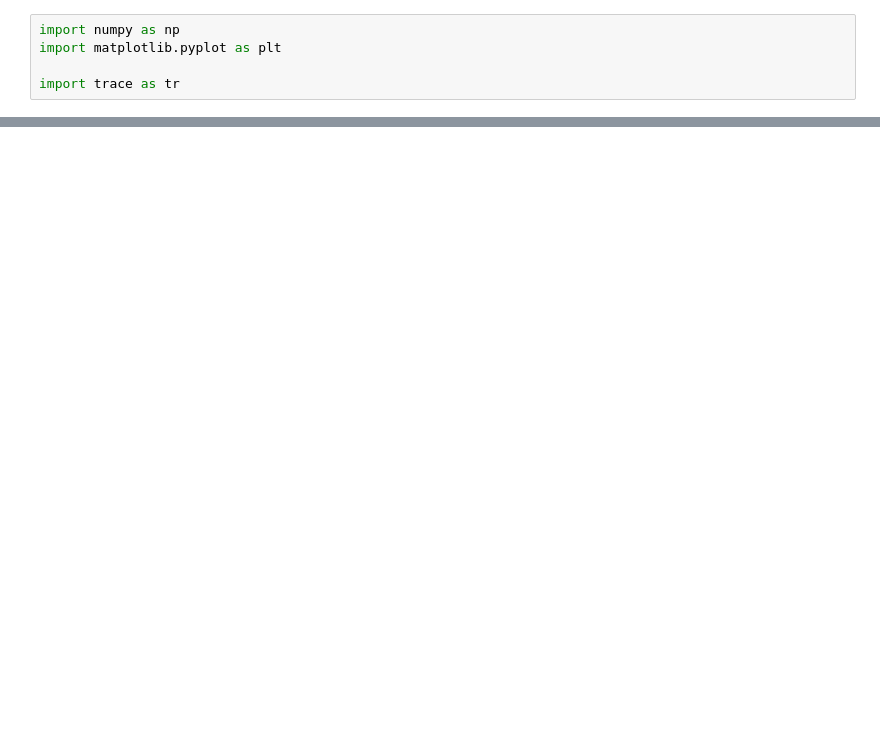
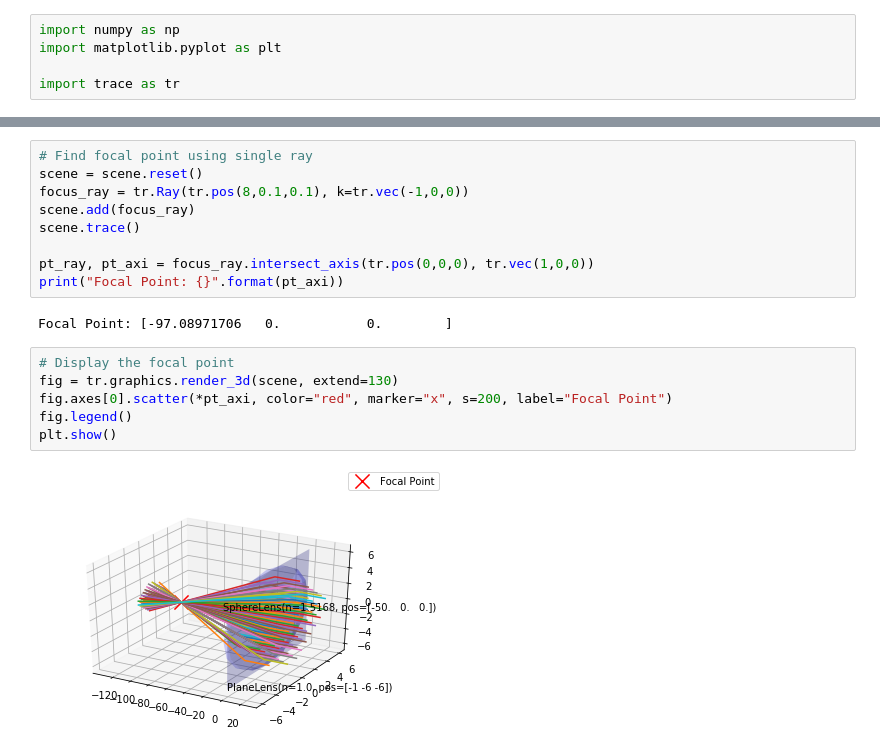
Before and after one commit to dyedgreen/labs-ray-tracing, a Jupyter notebook: Demo.ipynb, the cells around one changed output, grey strips where cells are left out. Drawn from its saved outputs; the diff is of its cells as text; blank space fills up the shorter version.

```diff
--- a/Demo.ipynb
+++ b/Demo.ipynb
@@ -34,0 +70,19 @@ plt.show()
+# %%
+# Find focal point using single ray
+scene = scene.reset()
+focus_ray = tr.Ray(tr.pos(8,0.1,0.1), k=tr.vec(-1,0,0))
+scene.add(focus_ray)
+scene.trace()
+
+pt_ray, pt_axi = focus_ray.intersect_axis(tr.pos(0,0,0), tr.vec(1,0,0))
+print("Focal Point: {}".format(pt_axi))
+# %% [output]
+Focal Point: [-97.08971706   0.           0.        ]
+# %%
+# Display the focal point
+fig = tr.graphics.render_3d(scene, extend=130)
+fig.axes[0].scatter(*pt_axi, color="red", marker="x", s=200, label="Focal Point")
+fig.legend()
+plt.show()
+# %% [output]
+[figure, added]
```
Also changed, not shown: parts of 16 cells of this notebook.
